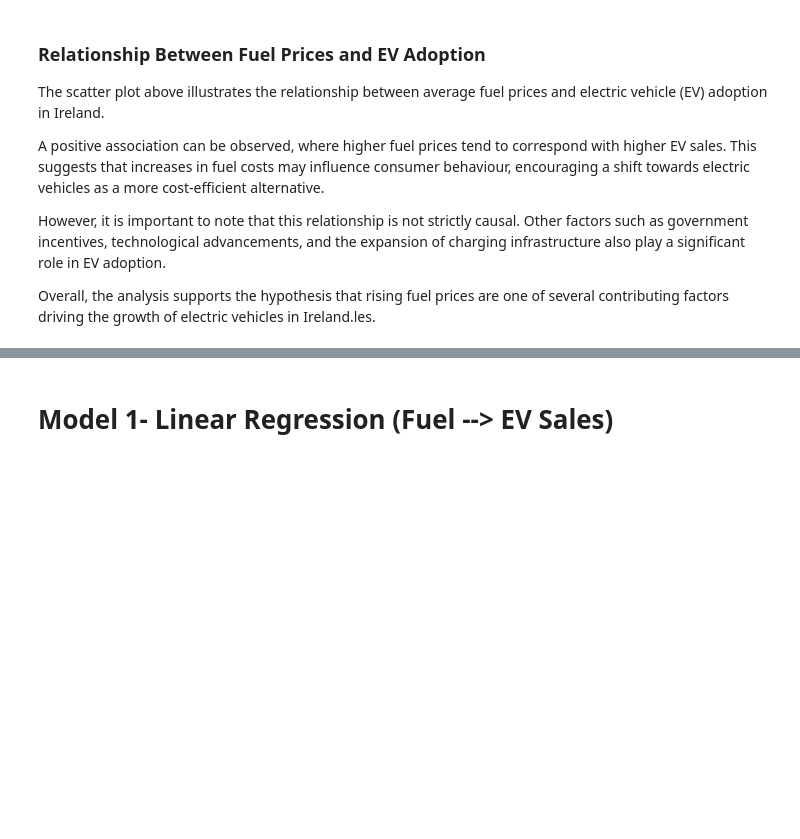
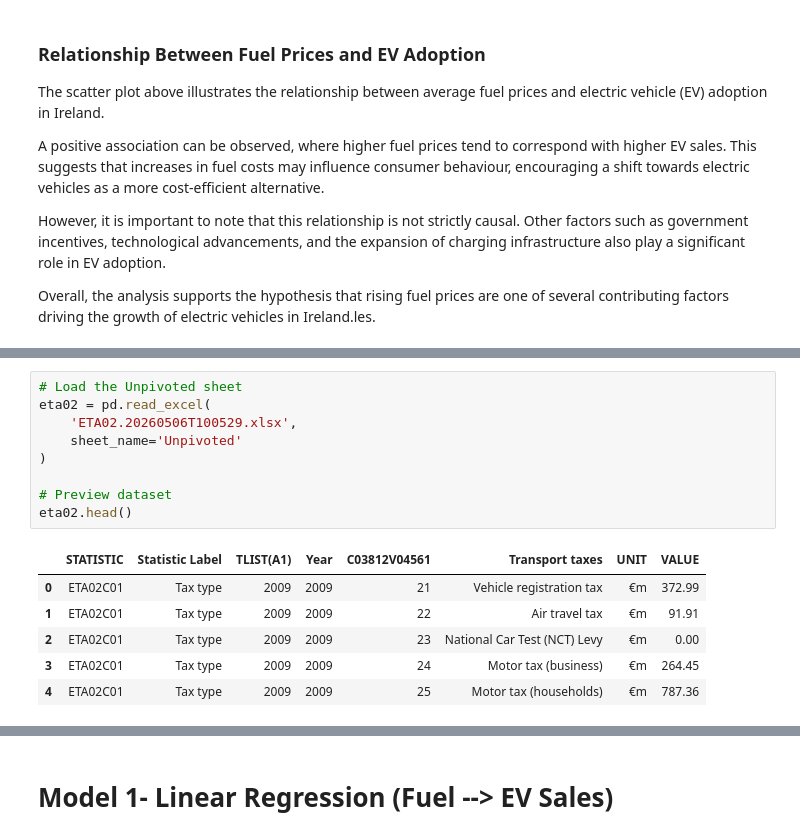
Before and after one commit to Guilherme2022448/Final-Project, a Jupyter notebook: ev_adoption_analysis.ipynb, the cells around one changed output, grey strips where cells are left out. Drawn from its saved outputs; the diff is of its cells as text; blank space fills up the shorter version.

```diff
--- a/ev_adoption_analysis.ipynb
+++ b/ev_adoption_analysis.ipynb
@@ -481,0 +593,16 @@ Overall, the analysis supports the hypothesis that rising fuel prices are one of
+# %%
+# Load the Unpivoted sheet
+eta02 = pd.read_excel(
+    'ETA02.20260506T100529.xlsx',
+    sheet_name='Unpivoted'
+)
+
+# Preview dataset
+eta02.head()
+# %% [output]
+|  | STATISTIC | Statistic Label | TLIST(A1) | Year | C03812V04561 | Transport taxes | UNIT | VALUE |
+| 0 | ETA02C01 | Tax type | 2009 | 2009 | 21 | Vehicle registration tax | €m | 372.99 |
+| 1 | ETA02C01 | Tax type | 2009 | 2009 | 22 | Air travel tax | €m | 91.91 |
+| 2 | ETA02C01 | Tax type | 2009 | 2009 | 23 | National Car Test (NCT) Levy | €m | 0.00 |
+| 3 | ETA02C01 | Tax type | 2009 | 2009 | 24 | Motor tax (business) | €m | 264.45 |
+| 4 | ETA02C01 | Tax type | 2009 | 2009 | 25 | Motor tax (households) | €m | 787.36 |
```
Also changed, not shown: parts of 22 cells of this notebook, 3 other files.
